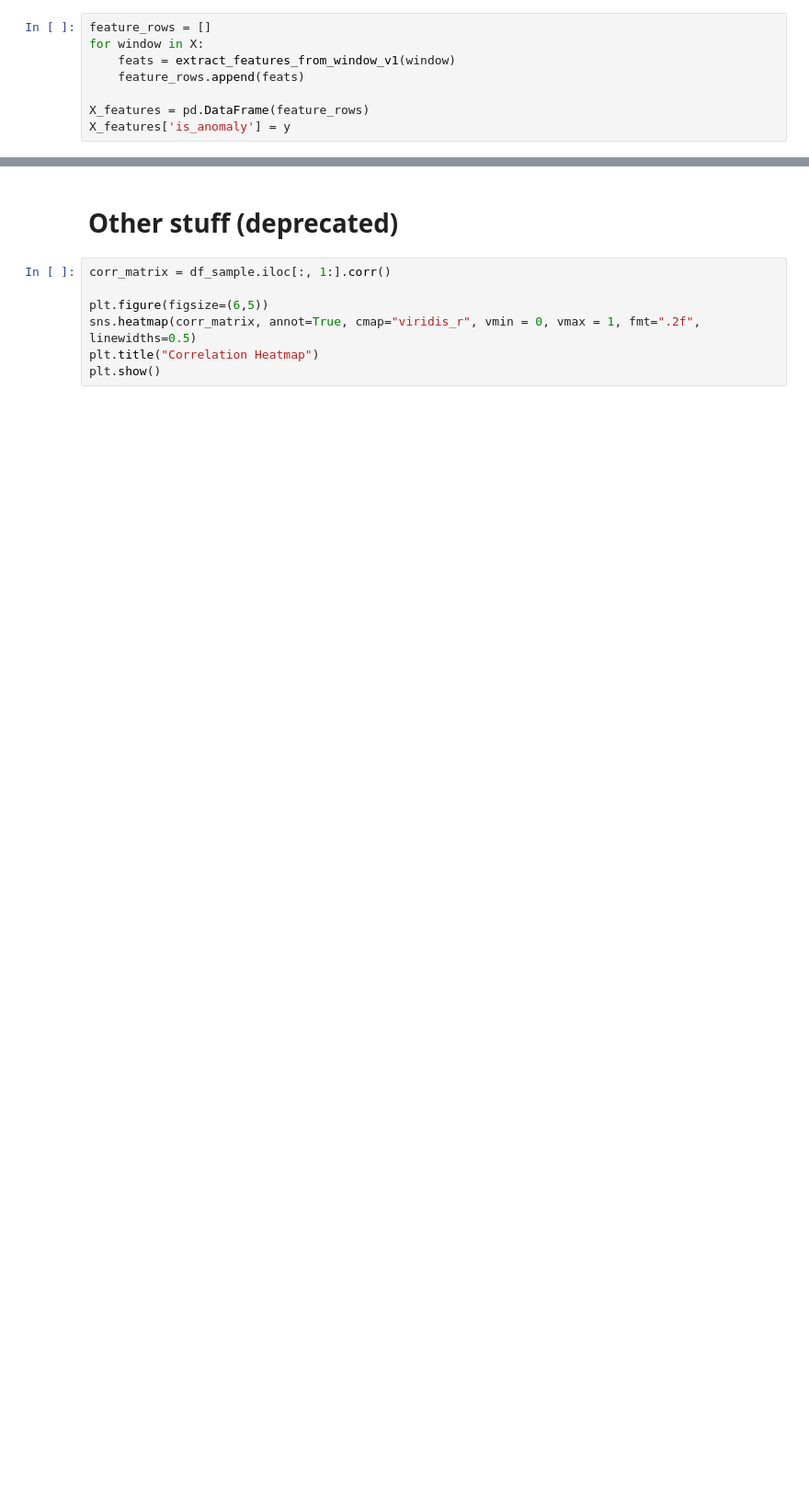
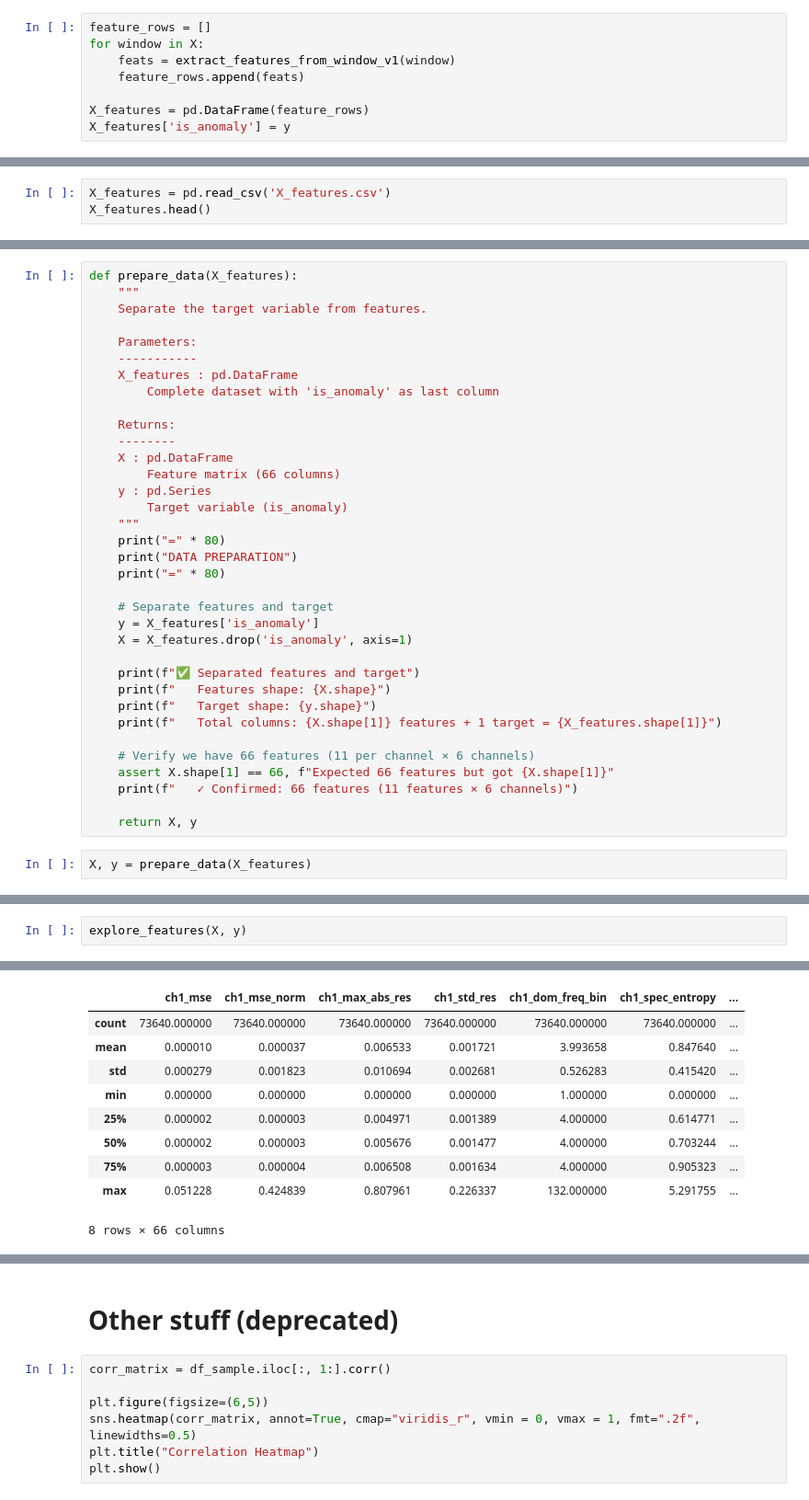
Before and after one commit to ZeIcaro/esa-anomaly-challenge, a Jupyter notebook: TP01.ipynb, the cells around one changed output, grey strips where cells are left out. Shown at 92% size. Cells and saved outputs as stored; diff of their text form; blank space fills up the shorter version.

```diff
--- a/TP01.ipynb
+++ b/TP01.ipynb
@@ -770,0 +728,3 @@ plt.show()
+# %%
+X_features = pd.read_csv('X_features.csv')
+X_features.head()
@@ -770,0 +748,37 @@ plt.show()
+# %%
+def prepare_data(X_features):
+    """
+    Separate the target variable from features.
+
+    Parameters:
+    -----------
+    X_features : pd.DataFrame
+        Complete dataset with 'is_anomaly' as last column
+
+    Returns:
+    --------
+    X : pd.DataFrame
+        Feature matrix (66 columns)
+    y : pd.Series
+        Target variable (is_anomaly)
+    """
+    print("=" * 80)
+    print("DATA PREPARATION")
+    print("=" * 80)
+
+    # Separate features and target
+    y = X_features['is_anomaly']
+    X = X_features.drop('is_anomaly', axis=1)
+
+    print(f"✅ Separated features and target")
+    print(f"   Features shape: {X.shape}")
+    print(f"   Target shape: {y.shape}")
+    print(f"   Total columns: {X.shape[1]} features + 1 target = {X_features.shape[1]}")
+
+    # Verify we have 66 features (11 per channel × 6 channels)
+    assert X.shape[1] == 66, f"Expected 66 features but got {X.shape[1]}"
+    print(f"   ✓ Confirmed: 66 features (11 features × 6 channels)")
+
+    return X, y
+# %%
+X, y = prepare_data(X_features)
@@ -770,0 +842,3 @@ plt.show()
+# %%
+explore_features(X, y)
+# %% [output]
@@ -770,0 +862,10 @@ plt.show()
+|  | ch1_mse | ch1_mse_norm | ch1_max_abs_res | ch1_std_res | ch1_dom_freq_bin | ch1_spec_entropy | ... |
+| count | 73640.000000 | 73640.000000 | 73640.000000 | 73640.000000 | 73640.000000 | 73640.000000 | ... |
+| mean | 0.000010 | 0.000037 | 0.006533 | 0.001721 | 3.993658 | 0.847640 | ... |
+| std | 0.000279 | 0.001823 | 0.010694 | 0.002681 | 0.526283 | 0.415420 | ... |
+| min | 0.000000 | 0.000000 | 0.000000 | 0.000000 | 1.000000 | 0.000000 | ... |
+| 25% | 0.000002 | 0.000003 | 0.004971 | 0.001389 | 4.000000 | 0.614771 | ... |
+| 50% | 0.000002 | 0.000003 | 0.005676 | 0.001477 | 4.000000 | 0.703244 | ... |
+| 75% | 0.000003 | 0.000004 | 0.006508 | 0.001634 | 4.000000 | 0.905323 | ... |
+| max | 0.051228 | 0.424839 | 0.807961 | 0.226337 | 132.000000 | 5.291755 | ... |
+8 rows × 66 columns
```
Also changed, not shown: parts of 33 cells of this notebook, 2 other files.
